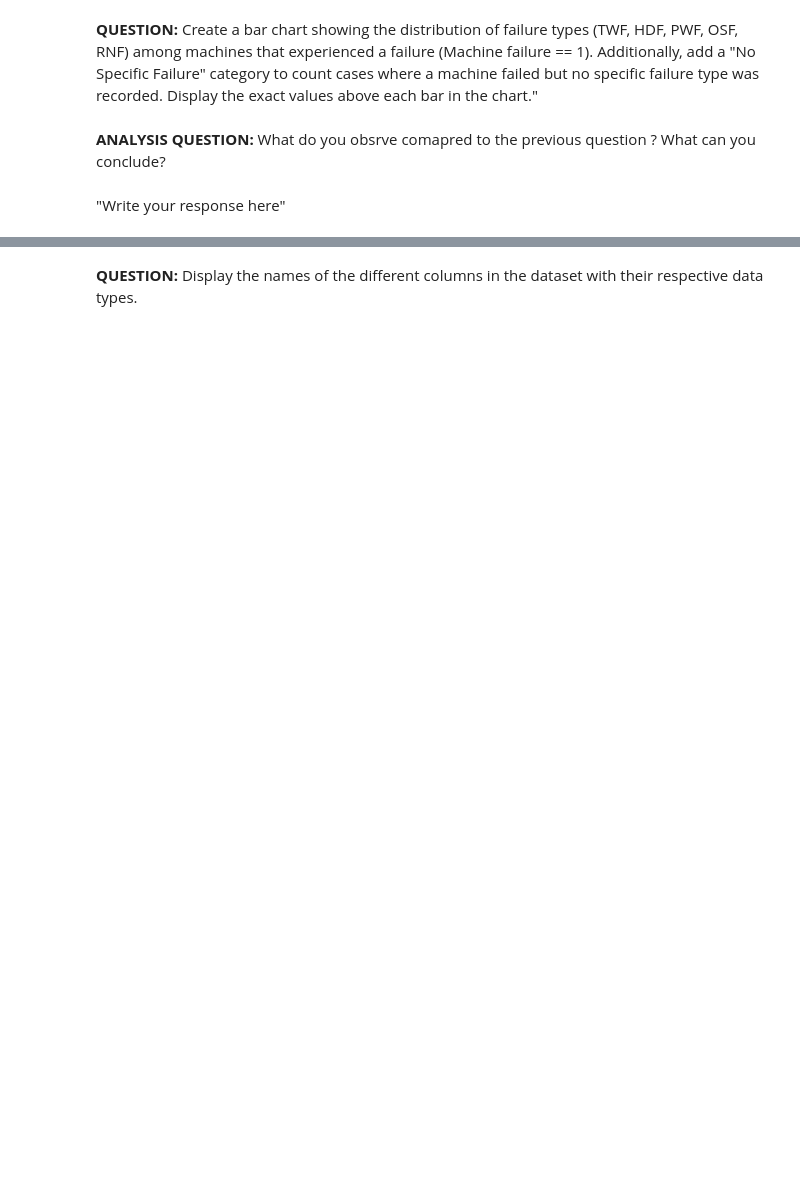
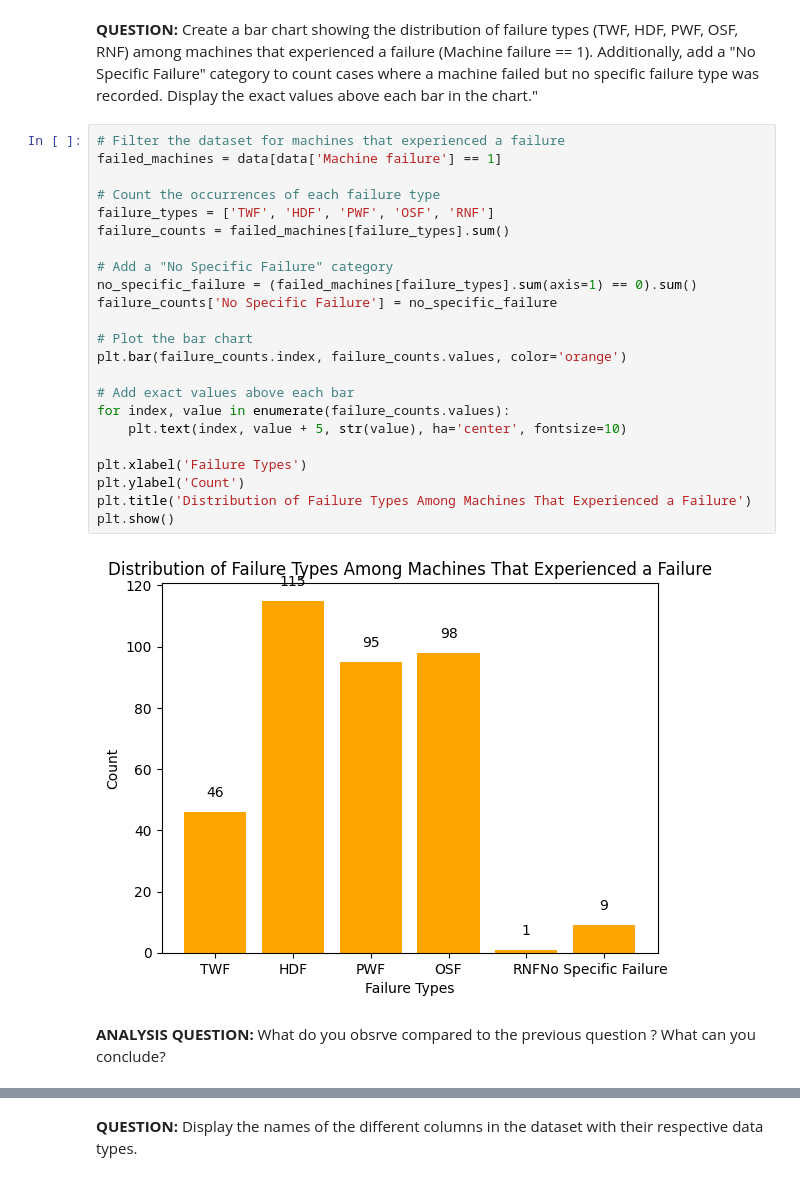
Before and after one commit to matthieuzajac/Embedded_AI, a Jupyter notebook: Colab_IA_EMBARQUEE/TP_IA_EMBARQUEE.ipynb, the cells around one changed output, grey strips where cells are left out. Drawn from its saved outputs; the diff is of its cells as text; blank space fills up the shorter version.

```diff
--- a/Colab_IA_EMBARQUEE/TP_IA_EMBARQUEE.ipynb
+++ b/Colab_IA_EMBARQUEE/TP_IA_EMBARQUEE.ipynb
@@ -51,6 +99,29 @@ print(tf.__version__)
 # %% [markdown]
 **QUESTION:** Create a bar chart showing the distribution of failure types (TWF, HDF, PWF, OSF, RNF) among machines that experienced a failure (Machine failure == 1). Additionally, add a "No Specific Failure" category to count cases where a machine failed but no specific failure type was recorded. Display the exact values above each bar in the chart."
+# %%
+# Filter the dataset for machines that experienced a failure
+failed_machines = data[data['Machine failure'] == 1]
+
+# Count the occurrences of each failure type
+failure_types = ['TWF', 'HDF', 'PWF', 'OSF', 'RNF']
+failure_counts = failed_machines[failure_types].sum()
+
+# Add a "No Specific Failure" category
+no_specific_failure = (failed_machines[failure_types].sum(axis=1) == 0).sum()
+failure_counts['No Specific Failure'] = no_specific_failure
+
+# Plot the bar chart
+plt.bar(failure_counts.index, failure_counts.values, color='orange')
+
+# Add exact values above each bar
+for index, value in enumerate(failure_counts.values):
+    plt.text(index, value + 5, str(value), ha='center', fontsize=10)
+
+plt.xlabel('Failure Types')
+plt.ylabel('Count')
+plt.title('Distribution of Failure Types Among Machines That Experienced a Failure')
+plt.show()
+# %% [output]
+[figure, added]
 # %% [markdown]
-**ANALYSIS QUESTION:** What do you obsrve comapred to the previous question ? What can you conclude?
+**ANALYSIS QUESTION:** What do you obsrve compared to the previous question ? What can you conclude?
-# %% [markdown]
-"Write your response here"
```
Also changed, not shown: parts of 17 cells of this notebook.
